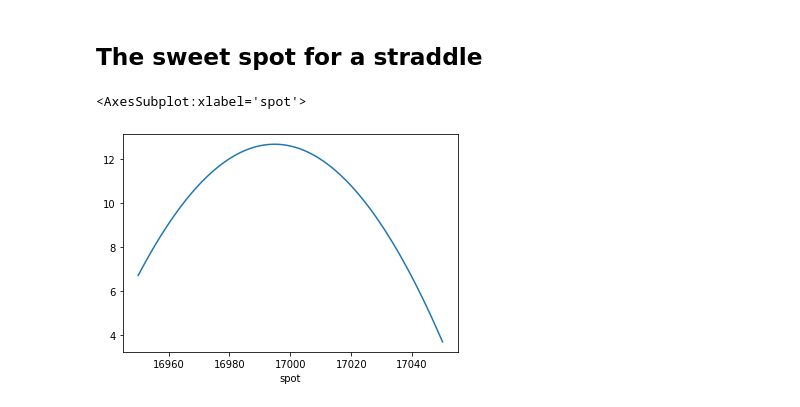
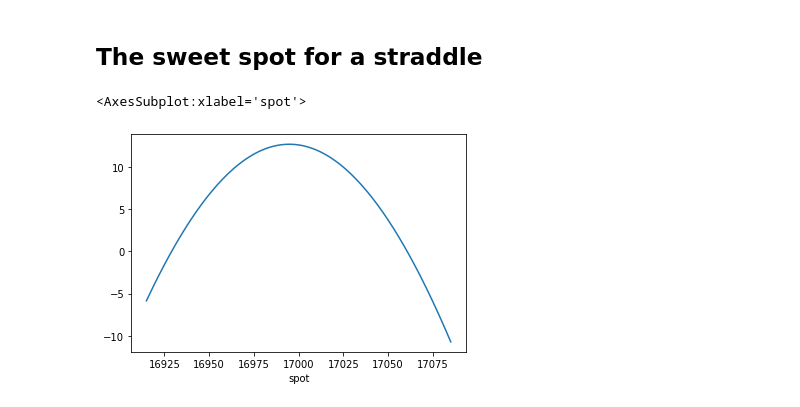
Before and after one commit to uberdeveloper/parametrized_notebooks, a Jupyter notebook: options/short_straddle.ipynb, the cells around one changed output. Saved outputs shown, nothing was run; the diff lists cells and outputs as text; code cells hidden in the pictures.

Commit message:
expiry parameter added

```diff
--- a/options/short_straddle.ipynb
+++ b/options/short_straddle.ipynb
@@ -12,10 +12,11 @@ from typing import Tuple
 spot:float = 17000
 risk_free_rate:float = 0.1
 sigma = 0.15
+de = 1 #days to expiry
 # %%
 # We set the spot equal to strike
 kwargs = {
-    'flag': option,
+    'flag': 'c',
     'S': spot,
     'K': spot,
     't': 1,
@@ -27,16 +28,16 @@ rng = range(int(spot*0.99), int(spot*1.01))
 
 collect = []
 for i in rng:
-    kwargs.update({'t': 24/(24*365), 'flag': 'c', 'S':i})
+    kwargs.update({'t': de*24/(24*365), 'flag': 'c', 'S':i})
     call_price = bs.black_scholes(**kwargs)
-    kwargs.update({'t': 24/(24*365), 'flag': 'p', 'S':i})
+    kwargs.update({'t': de*24/(24*365), 'flag': 'p', 'S':i})
     put_price = bs.black_scholes(**kwargs)
     collect.append((i,call_price,put_price))
 
 prices = pd.DataFrame(collect, columns=['spot', 'call_end', 'put_end'])
-kwargs.update({'t':30/(24*365), 'flag': 'c', 'S':spot})
+kwargs.update({'t':(de*24+6)/(24*365), 'flag': 'c', 'S':spot})
 prices['call_start'] = bs.black_scholes(**kwargs)
-kwargs.update({'t':30/(24*365), 'flag': 'p', 'S':spot})
+kwargs.update({'t':(de*24+6)/(24*365), 'flag': 'p', 'S':spot})
 prices['put_start'] = bs.black_scholes(**kwargs)
 prices['call_pnl'] = prices.eval('call_start-call_end')
 prices['put_pnl'] = prices.eval('put_start-put_end')
@@ -49,7 +50,7 @@ prices.set_index('spot')[cols].plot()
 # %% [markdown]
 ## The sweet spot for a straddle
 # %%
-prices.set_index('spot').loc[spot-50:spot+50].pnl.plot()
+prices.set_index('spot').loc[spot*0.995:spot*1.005].pnl.plot()
 # %% [output]
 <AxesSubplot:xlabel='spot'>
-[figure, old version]
+[figure, new version]
```
